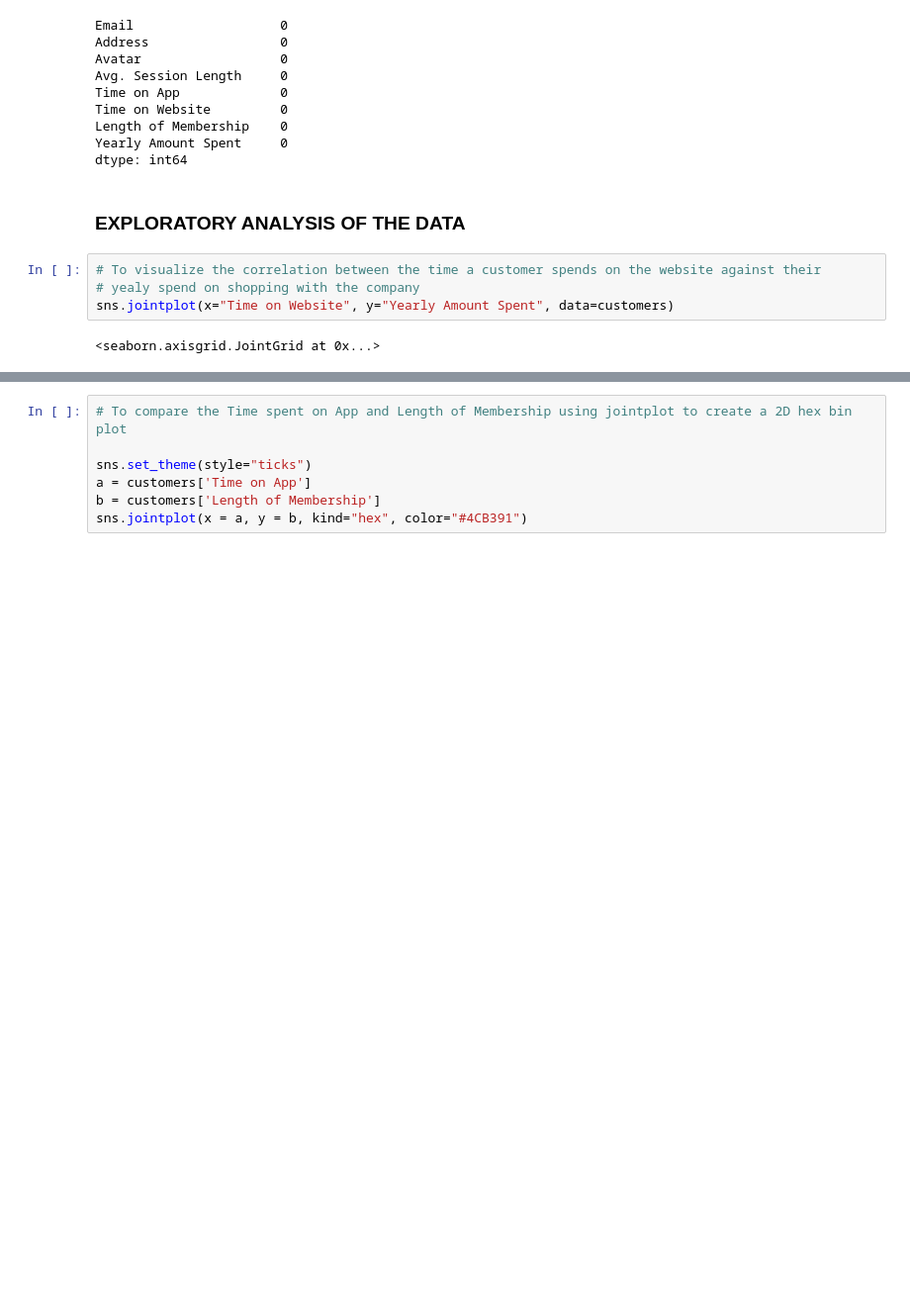
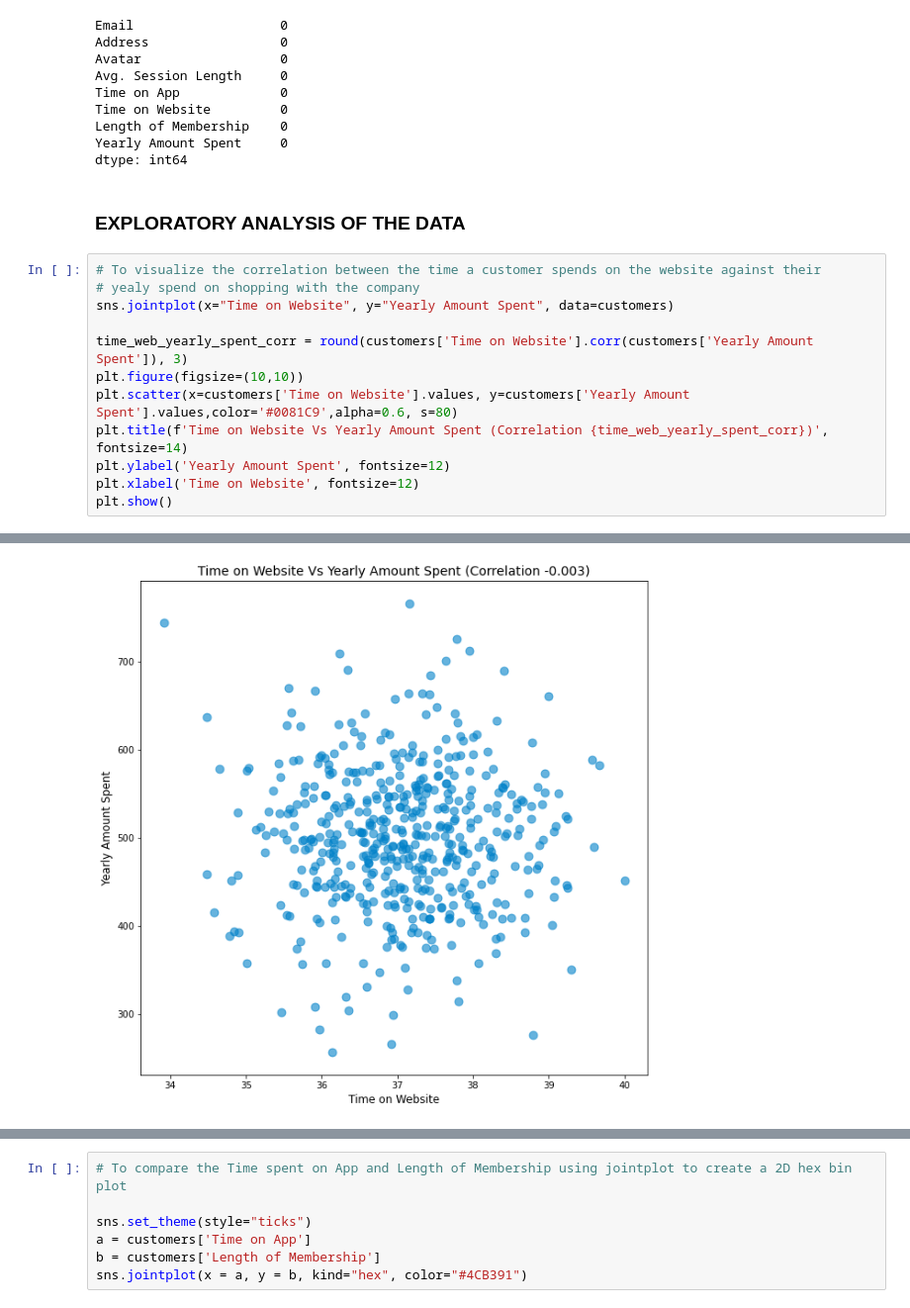
Before and after one commit to Boluwatife-D/Linear-Regression-Using-E-Commerce-Data, a Jupyter notebook: Linear.Regression.Using.E-Commerce.Data.ipynb, the cells around one changed output, grey strips where cells are left out. Shown at 99% size. Saved outputs shown, nothing was run; the diff lists cells and outputs as text; blank space fills up the shorter version.

```diff
--- a/Linear.Regression.Using.E-Commerce.Data.ipynb
+++ b/Linear.Regression.Using.E-Commerce.Data.ipynb
@@ -71,10 +71,18 @@ dtype: int64
 # %%
 # To visualize the correlation between the time a customer spends on the website against their
 # yealy spend on shopping with the company
 sns.jointplot(x="Time on Website", y="Yearly Amount Spent", data=customers)
+
+time_web_yearly_spent_corr = round(customers['Time on Website'].corr(customers['Yearly Amount Spent']), 3)
+plt.figure(figsize=(10,10))
+plt.scatter(x=customers['Time on Website'].values, y=customers['Yearly Amount Spent'].values,color='#0081C9',alpha=0.6, s=80)
+plt.title(f'Time on Website Vs Yearly Amount Spent (Correlation {time_web_yearly_spent_corr})', fontsize=14)
+plt.ylabel('Yearly Amount Spent', fontsize=12)
+plt.xlabel('Time on Website', fontsize=12)
+plt.show()
 # %% [output]
-<seaborn.axisgrid.JointGrid at 0x...>
 [figure]
+[figure, added]
 # %%
 # Doing the same for the Time spent on the App using a jointplot in seaborn
 sns.jointplot(x="Time on App", y="Yearly Amount Spent", data=customers)
```
Also changed, not shown: parts of 1 cell of this notebook.
